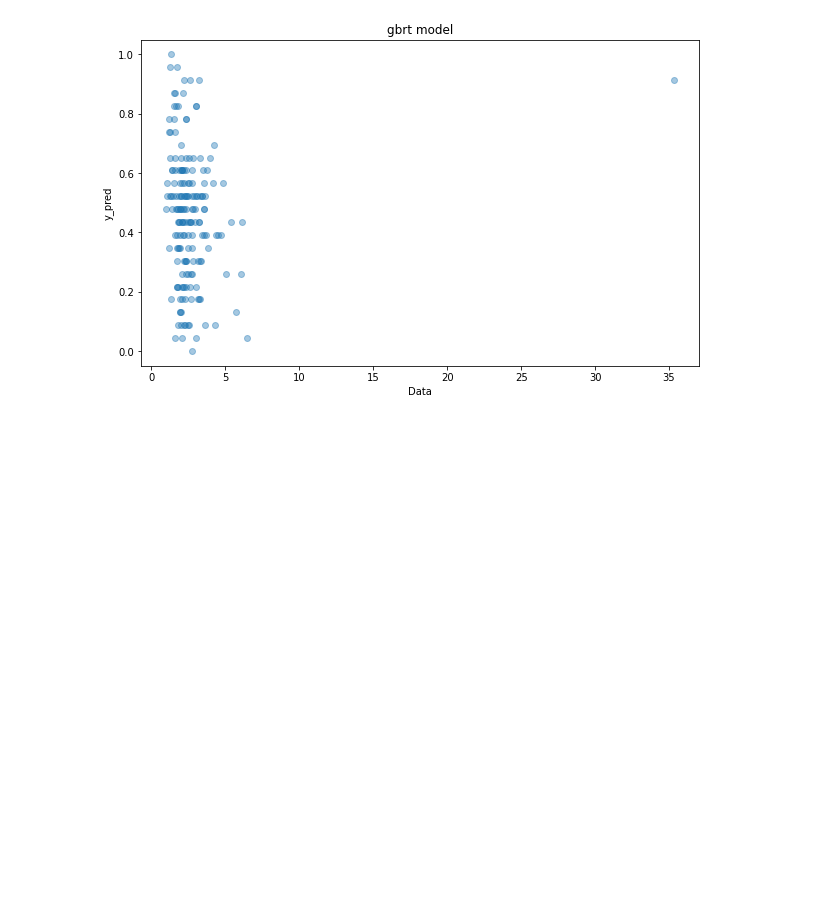
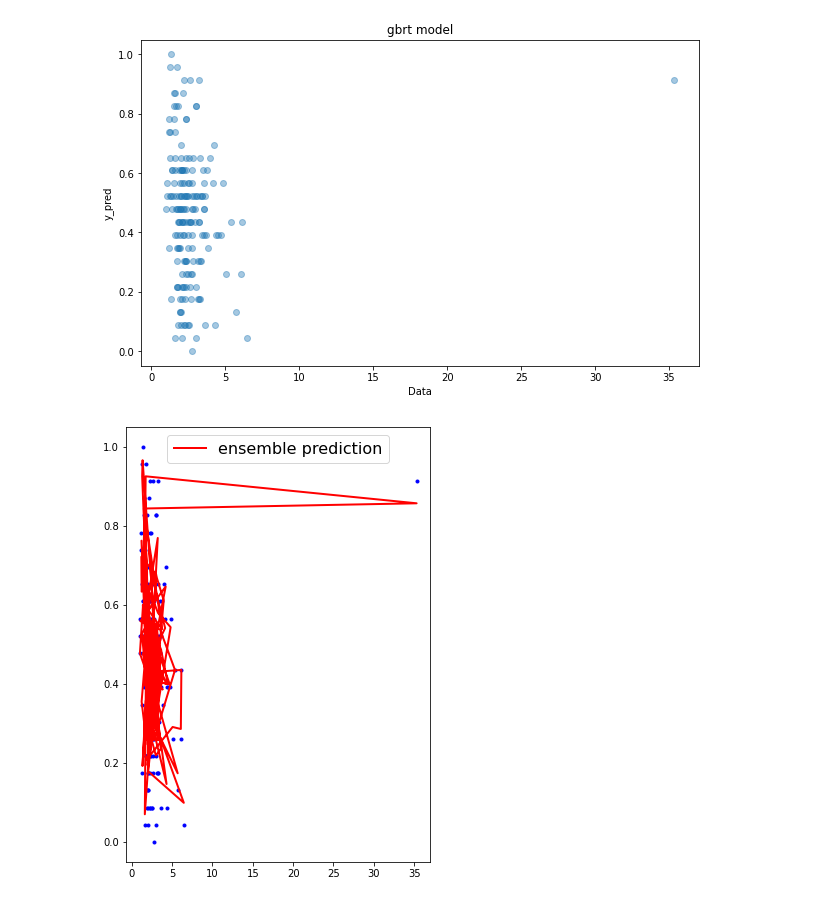
Before and after one commit to hanbuck30/Regression-about-neural-Data, a Jupyter notebook: svm_regre.ipynb, the cells around one changed output. Saved outputs shown, nothing was run; the diff lists cells and outputs as text; code cells hidden in the pictures; blank space fills up the shorter version.

```diff
--- a/svm_regre.ipynb
+++ b/svm_regre.ipynb
@@ -420,3 +420,17 @@ plt.ylabel("y_pred")
 plt.show()
 # %% [output]
 [figure]
+# %%
+def plot_predictions(regressors, X, y, label=None, style="r-", data_style="b.", data_label=None):
+
+    y_pred = sum(regressor.predict(X) for regressor in regressors)
+    plt.plot(X, y, data_style, label=data_label)
+    plt.plot(X, y_pred, style, linewidth=2, label=label)
+    if label or data_label:
+        plt.legend(loc="upper center", fontsize=16)
+# %%
+plt.figure(figsize=(12,8))
+plt.subplot(121)
+plot_predictions([gbrt_2],x_train_2,y,label='ensemble prediction')
+# %% [output]
+[figure, added]
```
